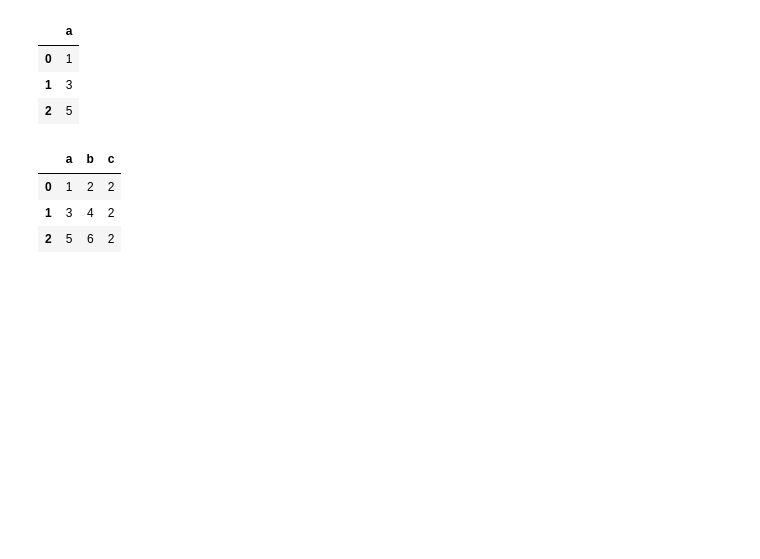
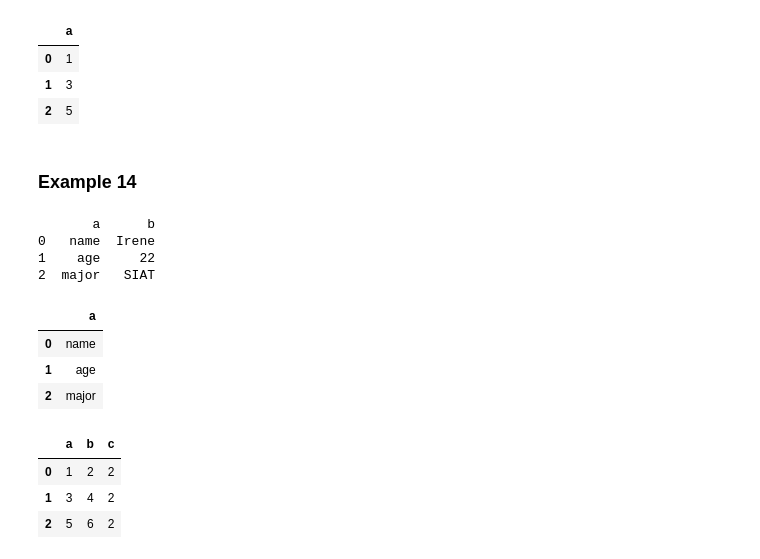
Before and after one commit to pvnkzn/Week1-Intro-to-Python, a Jupyter notebook: Introduction_to_Python.ipynb, the cells around one changed output. Cells and saved outputs as stored; diff of their text form; code cells hidden in the pictures; blank space fills up the shorter version.

```diff
--- a/Introduction_to_Python.ipynb
+++ b/Introduction_to_Python.ipynb
@@ -1402,6 +1452,23 @@ df
 | 0 | 1 |
 | 1 | 3 |
 | 2 | 5 |
+# %% [markdown]
+### Example 14
+# %%
+#deleting the second column from a dataframe
+df = pd.DataFrame([["name","Irene"],["age",22],["major","SIAT"]], columns=["a","b"])
+print(df)
+del df["b"]
+df
+# %% [output]
+       a      b
+0   name  Irene
+1    age     22
+2  major   SIAT
+|  | a |
+| 0 | name |
+| 1 | age |
+| 2 | major |
 # %%
 df = pd.DataFrame([[1,2],[3,4],[5,6]], columns=['a','b'])
 df['c']='2'   #add new column c and fill with 2
```
Also changed, not shown: parts of 15 cells of this notebook.
